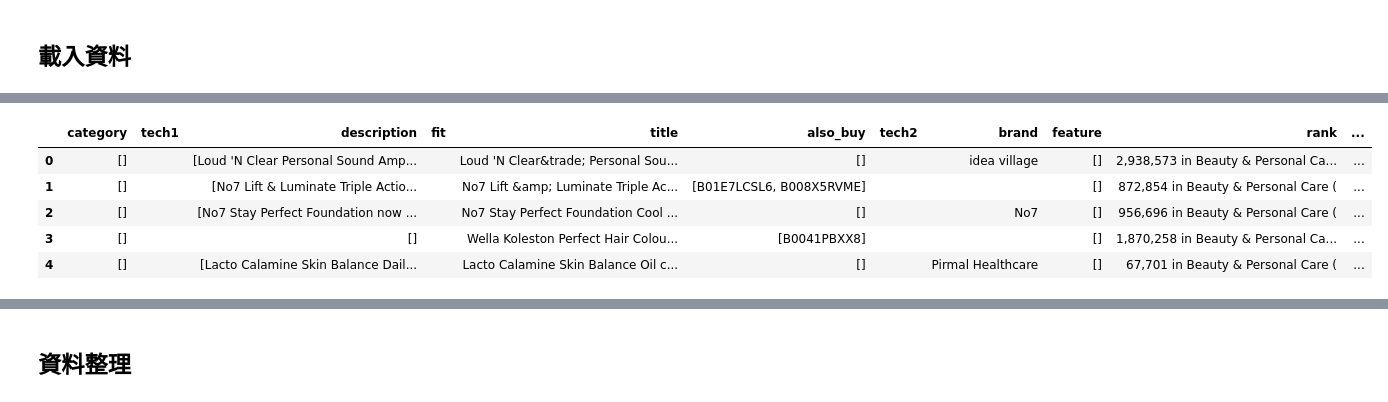
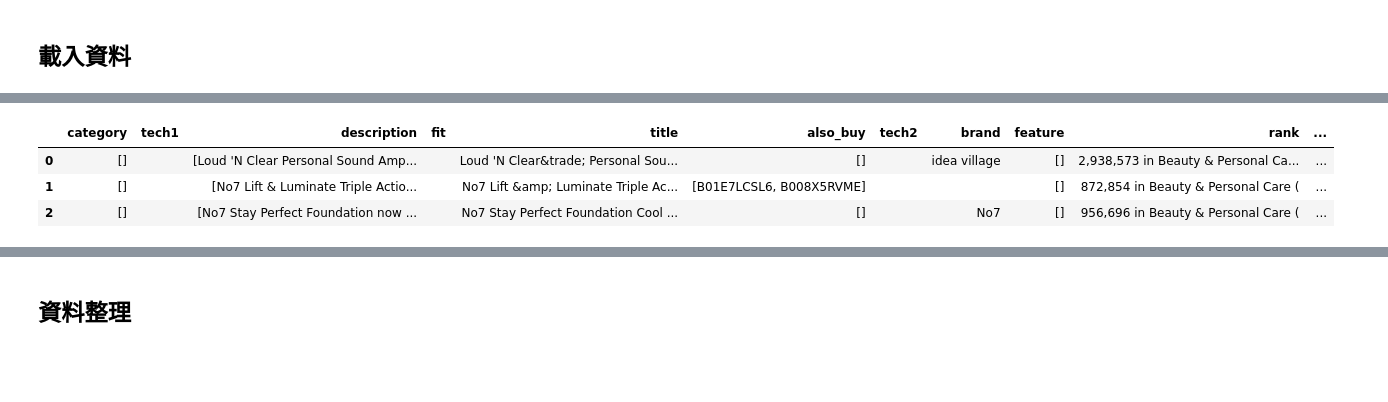
Before and after one commit to name6667/data-course-sample, a Jupyter notebook: S4_A4_Content_based_Filtering.ipynb, the cells around one changed output, grey strips where cells are left out. Cells and saved outputs as stored; diff of their text form; code cells hidden in the pictures; blank space fills up the shorter version.

```diff
--- a/S4_A4_Content_based_Filtering.ipynb
+++ b/S4_A4_Content_based_Filtering.ipynb
@@ -45,11 +47,9 @@ meta_All_Beauty.jso 100%[===================>]   9.85M  15.2MB/s    in 0.6s
 metadata = getDF('/content/meta_All_Beauty.json.gz')
 ratings = pd.read_csv('/content/All_Beauty.csv', names=['asin', 'reviewerID', 'overall', 'unixReviewTime'], header=None)
 # %%
-metadata.head()
+metadata.head(3)
 # %% [output]
 |  | category | tech1 | description | fit | title | also_buy | tech2 | brand | feature | rank | ... |
 | 0 | [] |  | [Loud 'N Clear Personal Sound Amp... |  | Loud 'N Clear&trade; Personal Sou... | [] |  | idea village | [] | 2,938,573 in Beauty & Personal Ca... | ... |
 | 1 | [] |  | [No7 Lift & Luminate Triple Actio... |  | No7 Lift &amp; Luminate Triple Ac... | [B01E7LCSL6, B008X5RVME] |  |  | [] | 872,854 in Beauty & Personal Care ( | ... |
 | 2 | [] |  | [No7 Stay Perfect Foundation now ... |  | No7 Stay Perfect Foundation Cool ... | [] |  | No7 | [] | 956,696 in Beauty & Personal Care ( | ... |
-| 3 | [] |  | [] |  | Wella Koleston Perfect Hair Colou... | [B0041PBXX8] |  |  | [] | 1,870,258 in Beauty & Personal Ca... | ... |
-| 4 | [] |  | [Lacto Calamine Skin Balance Dail... |  | Lacto Calamine Skin Balance Oil c... | [] |  | Pirmal Healthcare | [] | 67,701 in Beauty & Personal Care ( | ... |
```
Also changed, not shown: parts of 32 cells of this notebook.
